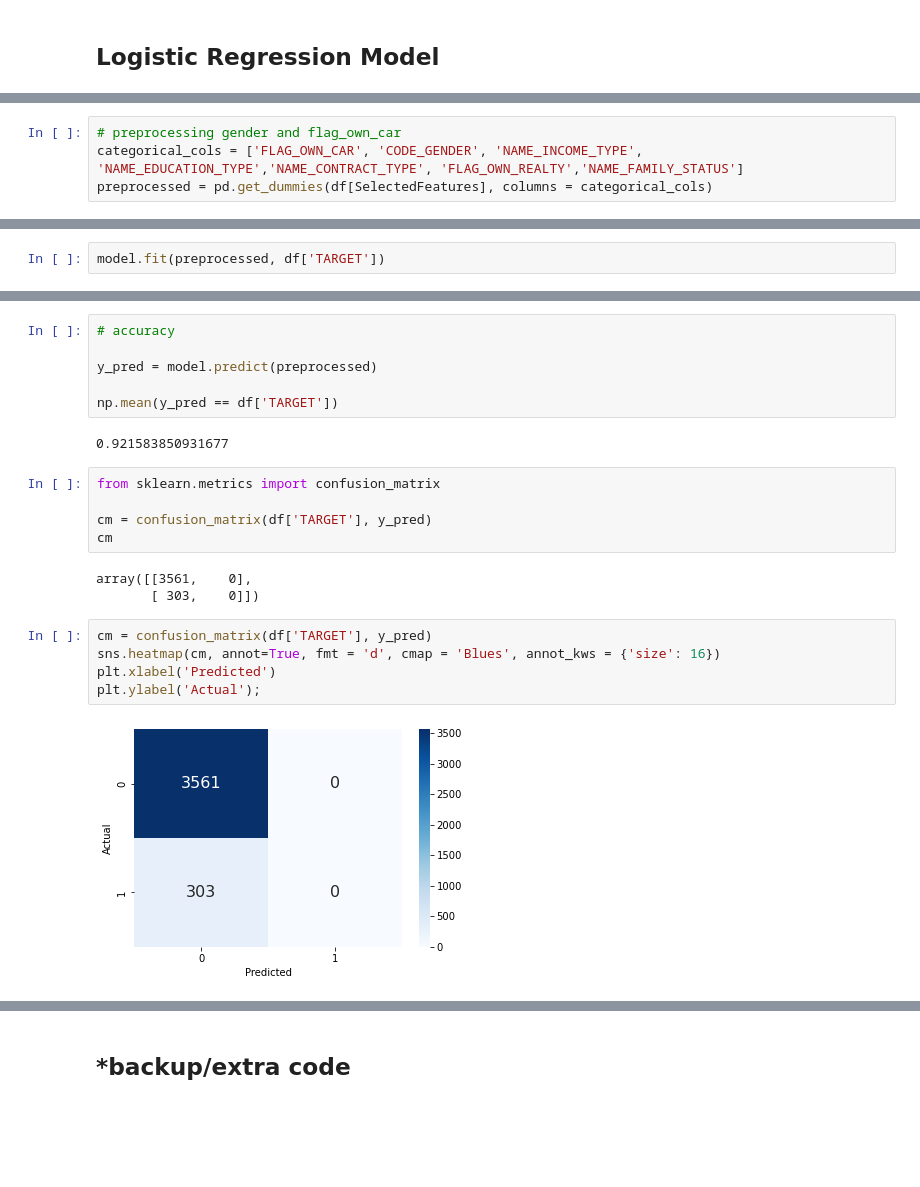
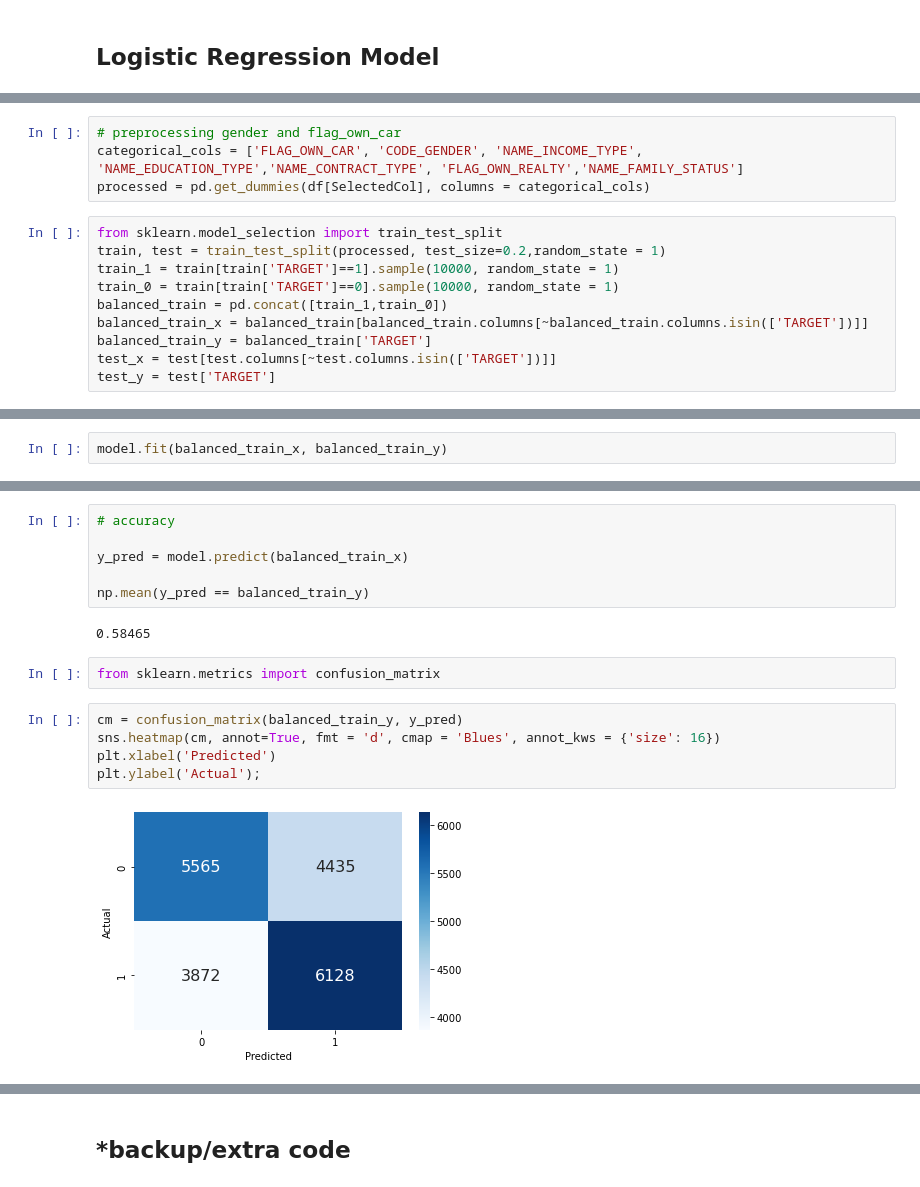
Before and after one commit to UCB-stat-159-s22/hw07-Group11, a Jupyter notebook: main.ipynb, the cells around one changed output, grey strips where cells are left out. Cells and saved outputs as stored; diff of their text form; blank space fills up the shorter version.

```diff
--- a/main.ipynb
+++ b/main.ipynb
@@ -215,5 +219,15 @@ import sklearn.linear_model as lm
 # %%
 # preprocessing gender and flag_own_car
 categorical_cols = ['FLAG_OWN_CAR', 'CODE_GENDER', 'NAME_INCOME_TYPE', 'NAME_EDUCATION_TYPE','NAME_CONTRACT_TYPE', 'FLAG_OWN_REALTY','NAME_FAMILY_STATUS']
-preprocessed = pd.get_dummies(df[SelectedFeatures], columns = categorical_cols)
+processed = pd.get_dummies(df[SelectedCol], columns = categorical_cols)
+# %%
+from sklearn.model_selection import train_test_split
+train, test = train_test_split(processed, test_size=0.2,random_state = 1)
+train_1 = train[train['TARGET']==1].sample(10000, random_state = 1)
+train_0 = train[train['TARGET']==0].sample(10000, random_state = 1)
+balanced_train = pd.concat([train_1,train_0])
+balanced_train_x = balanced_train[balanced_train.columns[~balanced_train.columns.isin(['TARGET'])]]
+balanced_train_y = balanced_train['TARGET']
+test_x = test[test.columns[~test.columns.isin(['TARGET'])]]
+test_y = test['TARGET']
 # %%
@@ -221,3 +235,3 @@ model = lm.LogisticRegression(penalty = 'none', fit_intercept = True, solver = '
 # %%
-model.fit(preprocessed, df['TARGET'])
+model.fit(balanced_train_x, balanced_train_y)
 # %% [output]
@@ -237,23 +262,17 @@ coefficients.sort_values(by='coeff').head()
 # %%
 # accuracy
 
-y_pred = model.predict(preprocessed)
+y_pred = model.predict(balanced_train_x)
 
-np.mean(y_pred == df['TARGET'])
+np.mean(y_pred == balanced_train_y)
 # %% [output]
-0.921583850931677
+0.58465
 # %%
 from sklearn.metrics import confusion_matrix
-
-cm = confusion_matrix(df['TARGET'], y_pred)
-cm
-# %% [output]
-array([[3561,    0],
-       [ 303,    0]])
 # %%
-cm = confusion_matrix(df['TARGET'], y_pred)
+cm = confusion_matrix(balanced_train_y, y_pred)
 sns.heatmap(cm, annot=True, fmt = 'd', cmap = 'Blues', annot_kws = {'size': 16})
 plt.xlabel('Predicted')
 plt.ylabel('Actual');
 # %% [output]
-[figure, old version]
+[figure, new version]
```
Also changed, not shown: parts of 23 cells of this notebook.
